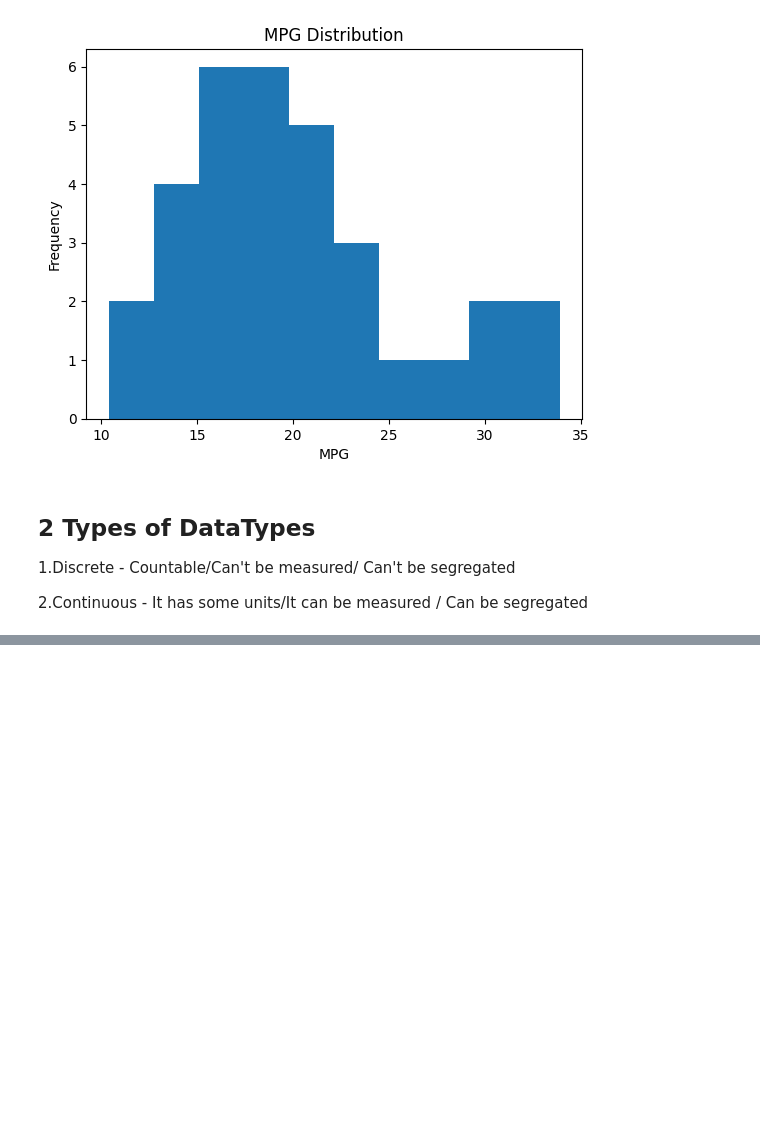
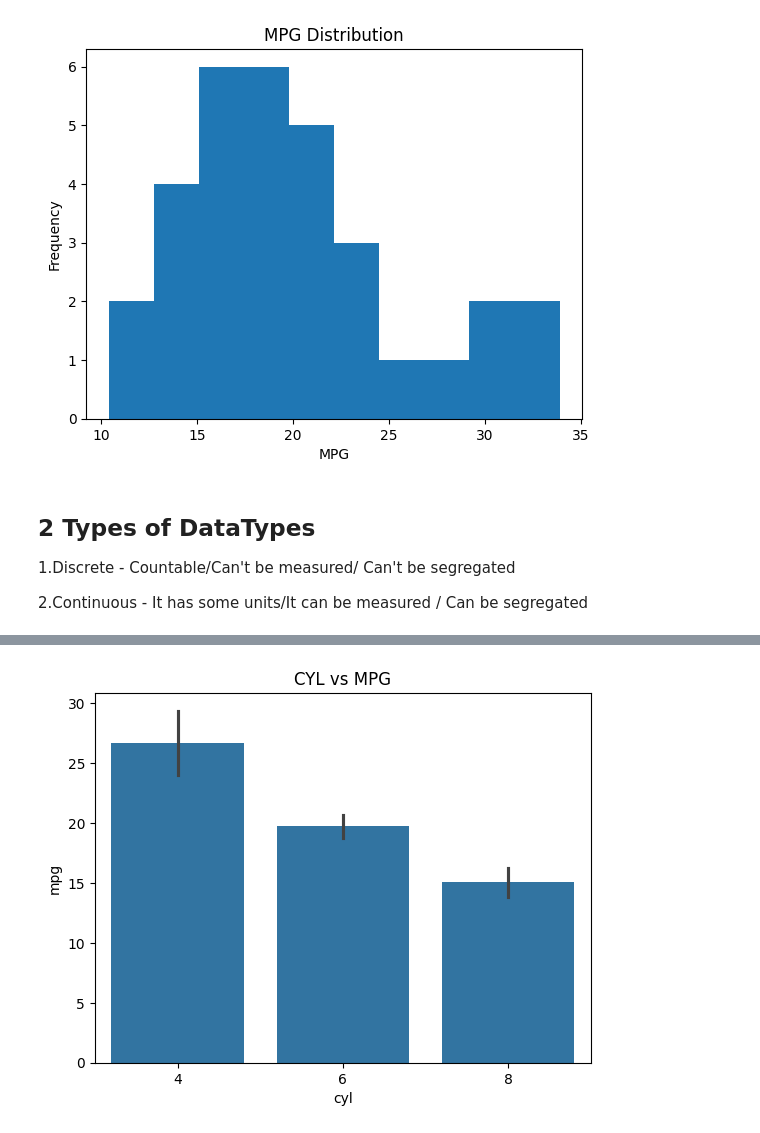
Before and after one commit to RangeshPandianPT/Data-Science_with-ML, a Jupyter notebook: Data_Visualization.ipynb, the cells around one changed output, grey strips where cells are left out. Saved outputs shown, nothing was run; the diff lists cells and outputs as text; code cells hidden in the pictures; blank space fills up the shorter version.

```diff
--- a/Data_Visualization.ipynb
+++ b/Data_Visualization.ipynb
@@ -84,0 +111,7 @@ plt.show()
+# %%
+mtcar_data = pd.read_csv("mtcars.csv")
+sns.barplot(data = mtcar_data,x = "cyl" , y="mpg") #X - dicrete , Y - continous values
+plt.title("CYL vs MPG")
+plt.show()
+# %% [output]
+[figure, added]
```
Also changed, not shown: parts of 18 cells of this notebook.
